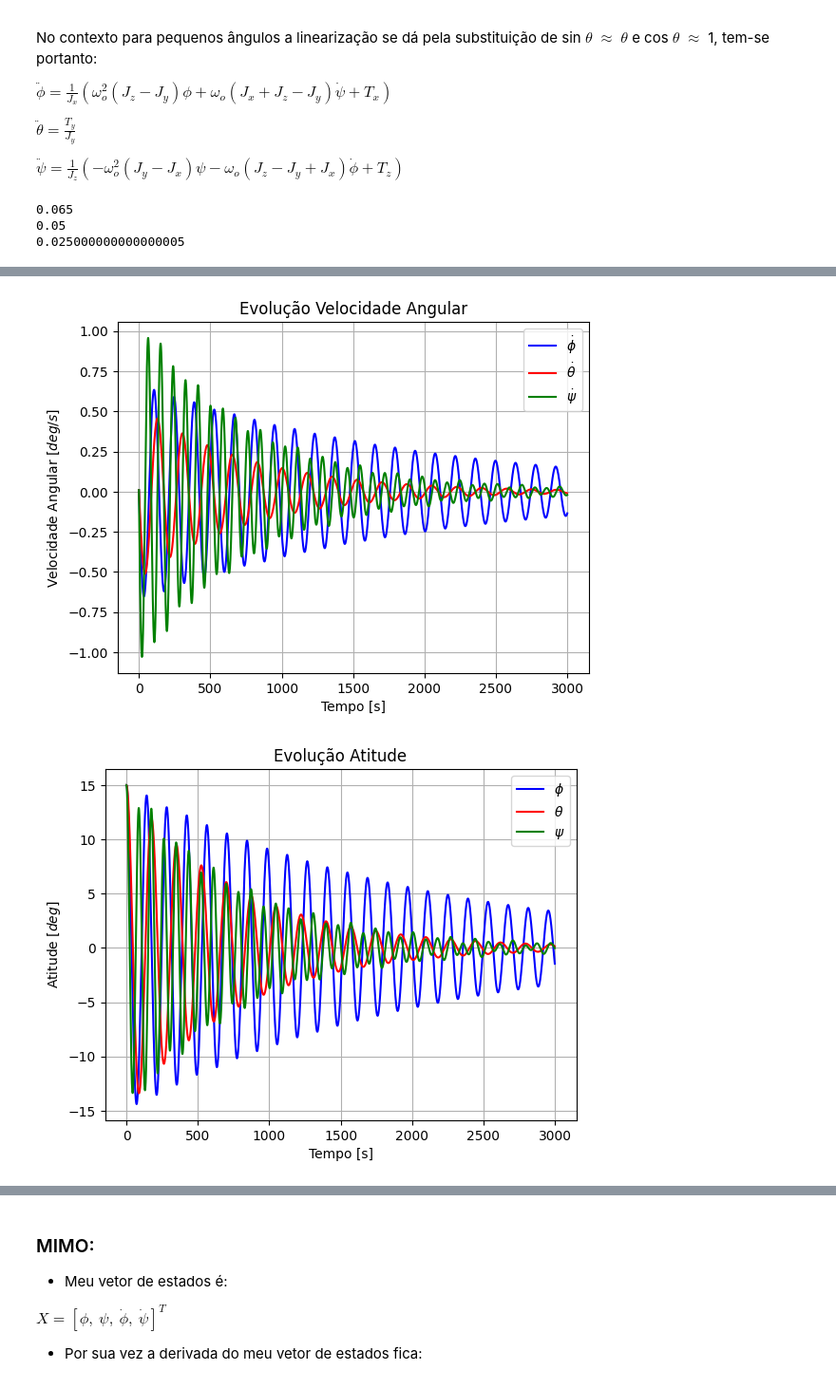
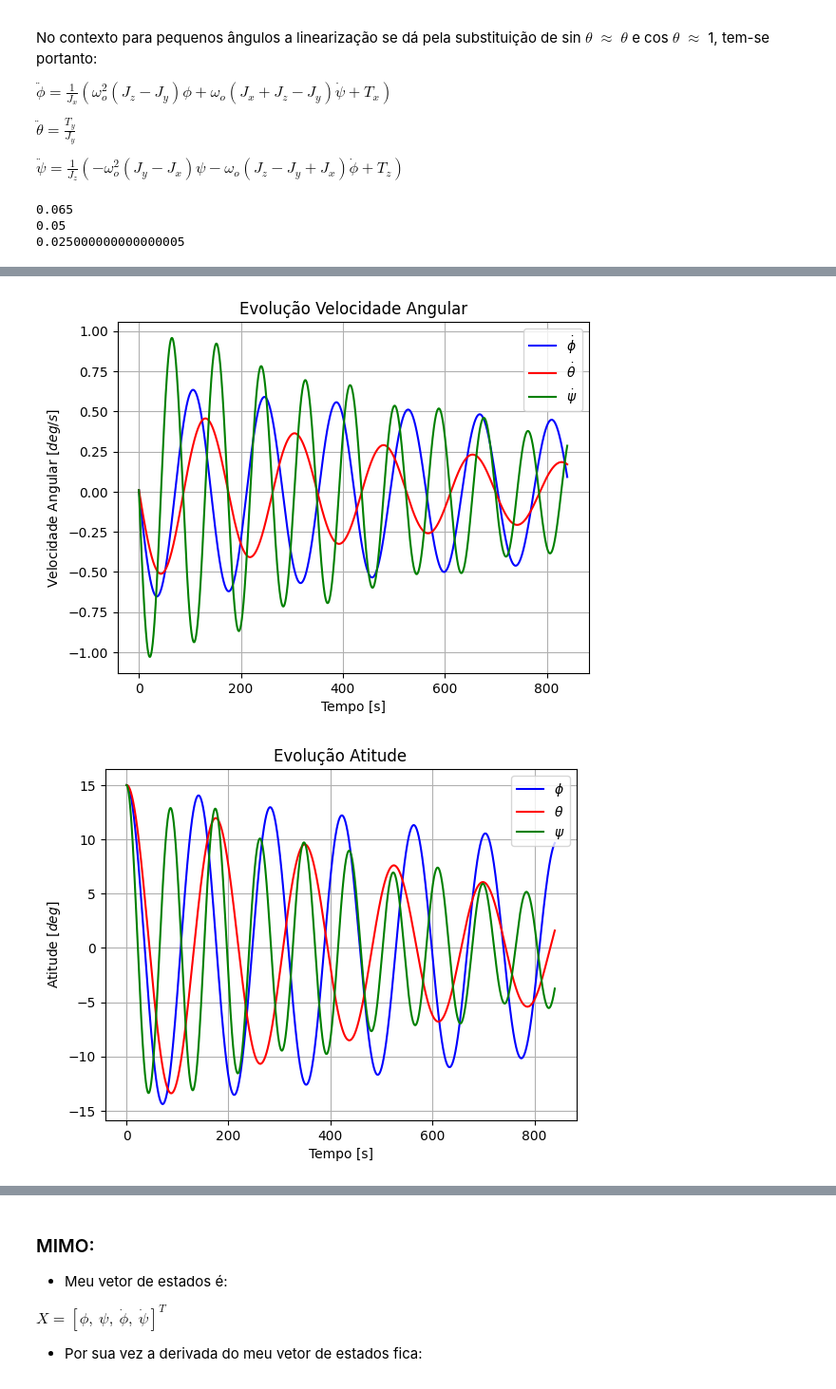
Before and after one commit to gabrielcte/labVirt_ws, a Jupyter notebook: control_design.ipynb, the cells around one changed output, grey strips where cells are left out. Shown at 95% size. Cells and saved outputs as stored; diff of their text form; code cells hidden in the pictures.

```diff
--- a/control_design.ipynb
+++ b/control_design.ipynb
@@ -47,8 +47,9 @@ v_SCGI = np.array([-5.19923341417592e+003, 3.82519438208177e+003, -3.97333292224
 movimentoMedio = np.sqrt(mu_Terra/a**3) # [rad/s]
 w_O_I_O = movimentoMedio
 
-samples = 300000
 dt = 0.01
+samples = int(7*2*60/dt)
+
 time = np.zeros((samples, 1))
 phi = np.zeros((samples, 1))
 theta = np.zeros((samples, 1))
@@ -131,6 +132,7 @@ for i in range(len(time)-1):
     w_rdr_y[i+1] = w_rdr_y[i]+dotw_rdr_y[i+1]*dt
     w_rdr_z[i+1] = w_rdr_z[i]+dotw_rdr_z[i+1]*dt
 
+    # R2
     if abs(w_rdr_x[i+1])>wRDR_max:
         w_rdr_x[i+1] = np.sign(w_rdr_x[i+1])*wRDR_max
 
@@ -144,6 +146,7 @@ for i in range(len(time)-1):
     T_y[i+1] = dotw_rdr_y[i+1]*I_rdr-f*w_rdr_y[i+1]
     T_z[i+1] = dotw_rdr_z[i+1]*I_rdr-f*w_rdr_z[i+1]
 
+    # R1
     if abs(T_x[i+1])>T_max:
         T_x[i+1] = np.sign(T_x[i+1])*T_max
 
@@ -259,5 +262,5 @@ plt.show()
-[figure, old version]
+[figure, new version]
-[figure, old version]
+[figure, new version]
 # %% [markdown]
 ### Em espaço de estados teria-se:
 
```
Also changed, not shown: parts of 1 cell of this notebook.
